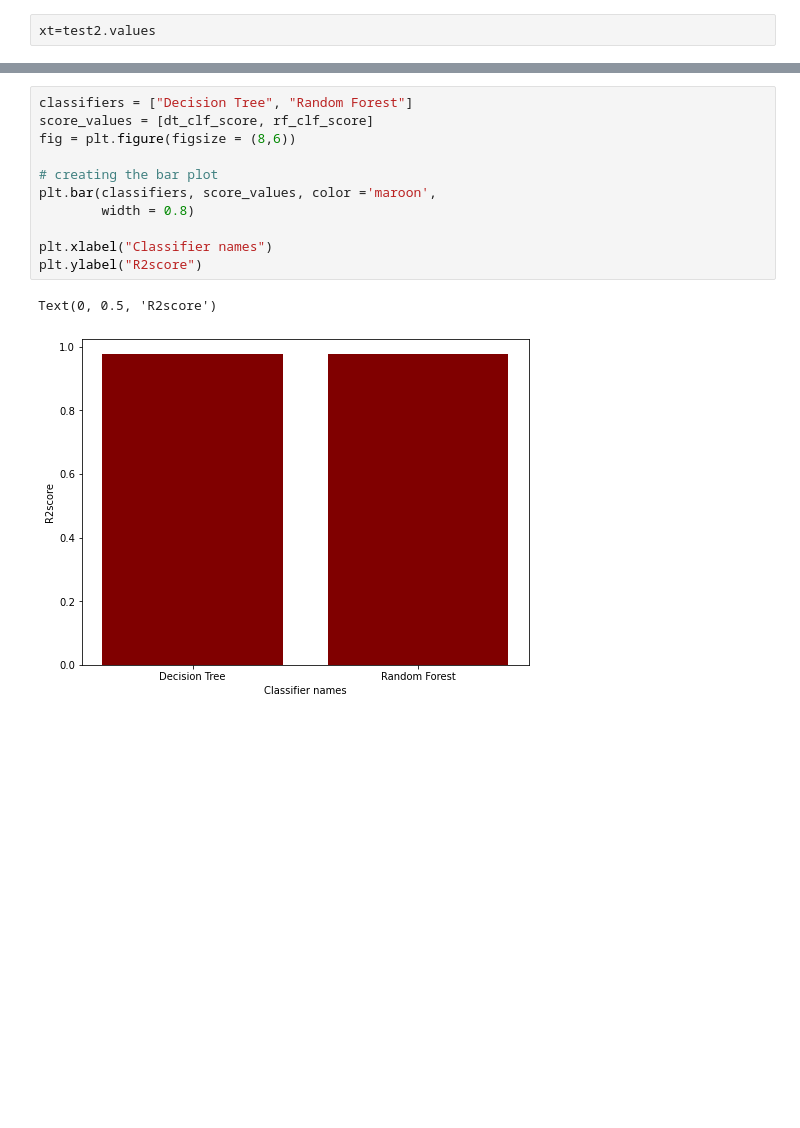
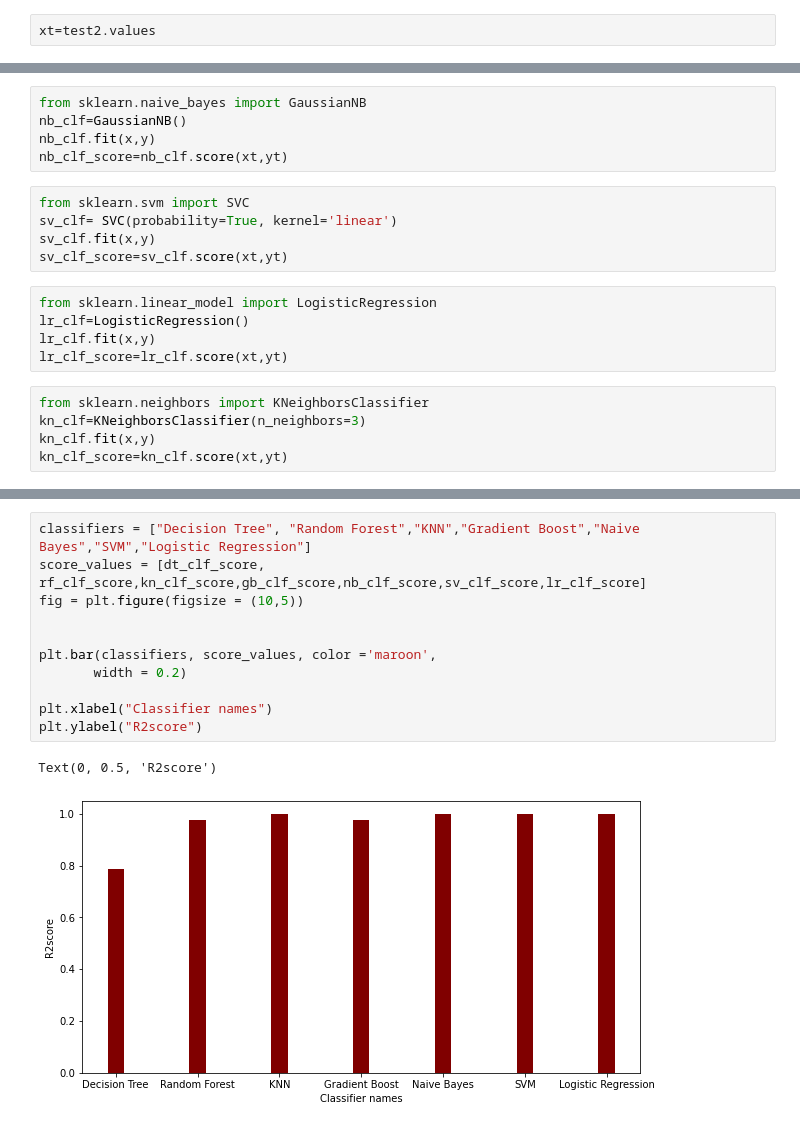
Before and after one commit to AkshatJainCs18/MajorProject, a Jupyter notebook: ClassifierDiseasePrediction.ipynb, the cells around one changed output, grey strips where cells are left out. Cells and saved outputs as stored; diff of their text form; blank space fills up the shorter version.

Commit message:
Classifiers

```diff
--- a/ClassifierDiseasePrediction.ipynb
+++ b/ClassifierDiseasePrediction.ipynb
@@ -119,0 +119,20 @@ rf_clf_score=rf_clf.score(xt,yt)
+# %%
+from sklearn.naive_bayes import GaussianNB
+nb_clf=GaussianNB()
+nb_clf.fit(x,y)
+nb_clf_score=nb_clf.score(xt,yt)
+# %%
+from sklearn.svm import SVC
+sv_clf= SVC(probability=True, kernel='linear')
+sv_clf.fit(x,y)
+sv_clf_score=sv_clf.score(xt,yt)
+# %%
+from sklearn.linear_model import LogisticRegression
+lr_clf=LogisticRegression()
+lr_clf.fit(x,y)
+lr_clf_score=lr_clf.score(xt,yt)
+# %%
+from sklearn.neighbors import KNeighborsClassifier
+kn_clf=KNeighborsClassifier(n_neighbors=3)
+kn_clf.fit(x,y)
+kn_clf_score=kn_clf.score(xt,yt)
@@ -120,14 +149,14 @@ rf_clf_score=rf_clf.score(xt,yt)
 # %%
-classifiers = ["Decision Tree", "Random Forest"]
-score_values = [dt_clf_score, rf_clf_score]
-fig = plt.figure(figsize = (8,6))
+classifiers = ["Decision Tree", "Random Forest","KNN","Gradient Boost","Naive Bayes","SVM","Logistic Regression"]
+score_values = [dt_clf_score, rf_clf_score,kn_clf_score,gb_clf_score,nb_clf_score,sv_clf_score,lr_clf_score]
+fig = plt.figure(figsize = (10,5))
 
-# creating the bar plot
+
 plt.bar(classifiers, score_values, color ='maroon',
-        width = 0.8)
+       width = 0.2)
 
 plt.xlabel("Classifier names")
 plt.ylabel("R2score")
 # %% [output]
 Text(0, 0.5, 'R2score')
-[figure, old version]
+[figure, new version]
```
Also changed, not shown: parts of 5 cells of this notebook, 4 other files.
